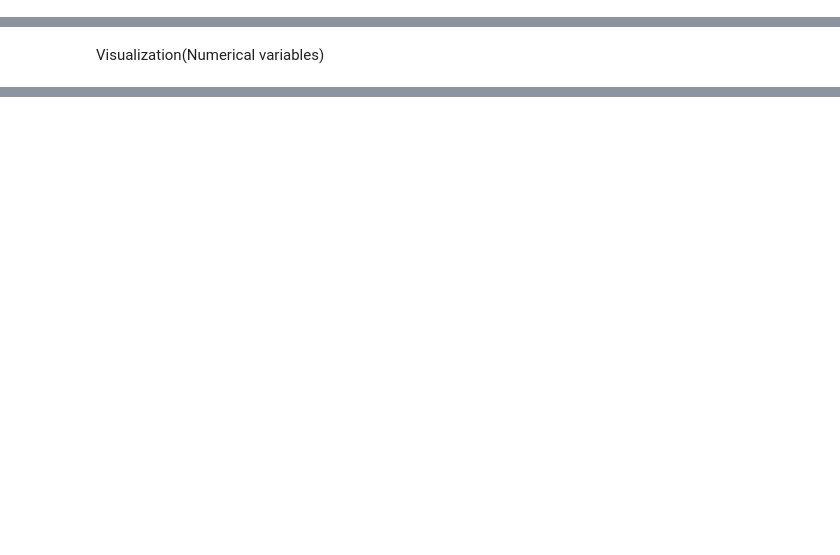
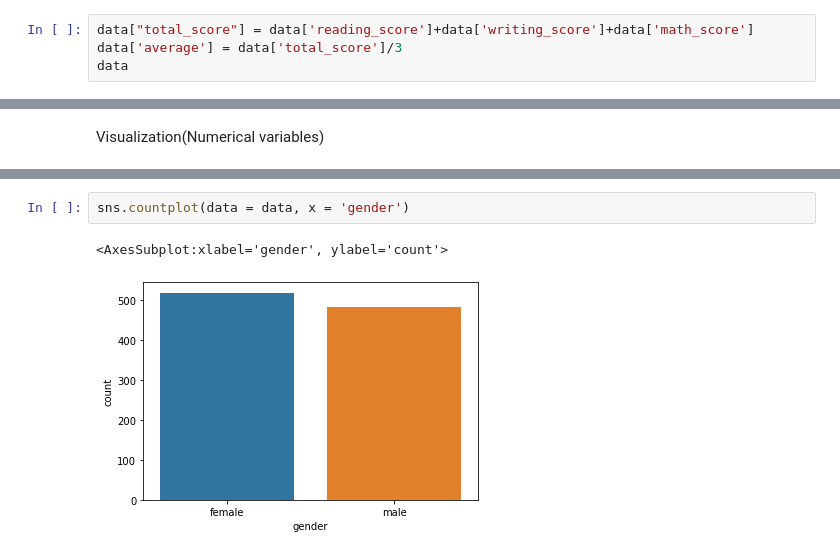
Before and after one commit to Manishram-ai/ML--Dev, a Jupyter notebook: notebook/EDA.ipynb, the cells around one changed output, grey strips where cells are left out. Saved outputs shown, nothing was run; the diff lists cells and outputs as text; blank space fills up the shorter version.

```diff
--- a/notebook/EDA.ipynb
+++ b/notebook/EDA.ipynb
@@ -82,3 +75,7 @@ for i in data.columns:
         numerical_cols.append(i)
     else:
         catagorical_cols.append(i)
+# %%
+data["total_score"] = data['reading_score']+data['writing_score']+data['math_score']
+data['average'] = data['total_score']/3
+data
@@ -88,0 +115,5 @@ Visualization(Numerical variables)
+# %%
+sns.countplot(data = data, x = 'gender')
+# %% [output]
+<AxesSubplot:xlabel='gender', ylabel='count'>
+[figure, added]
```
Also changed, not shown: parts of 5 cells of this notebook.
